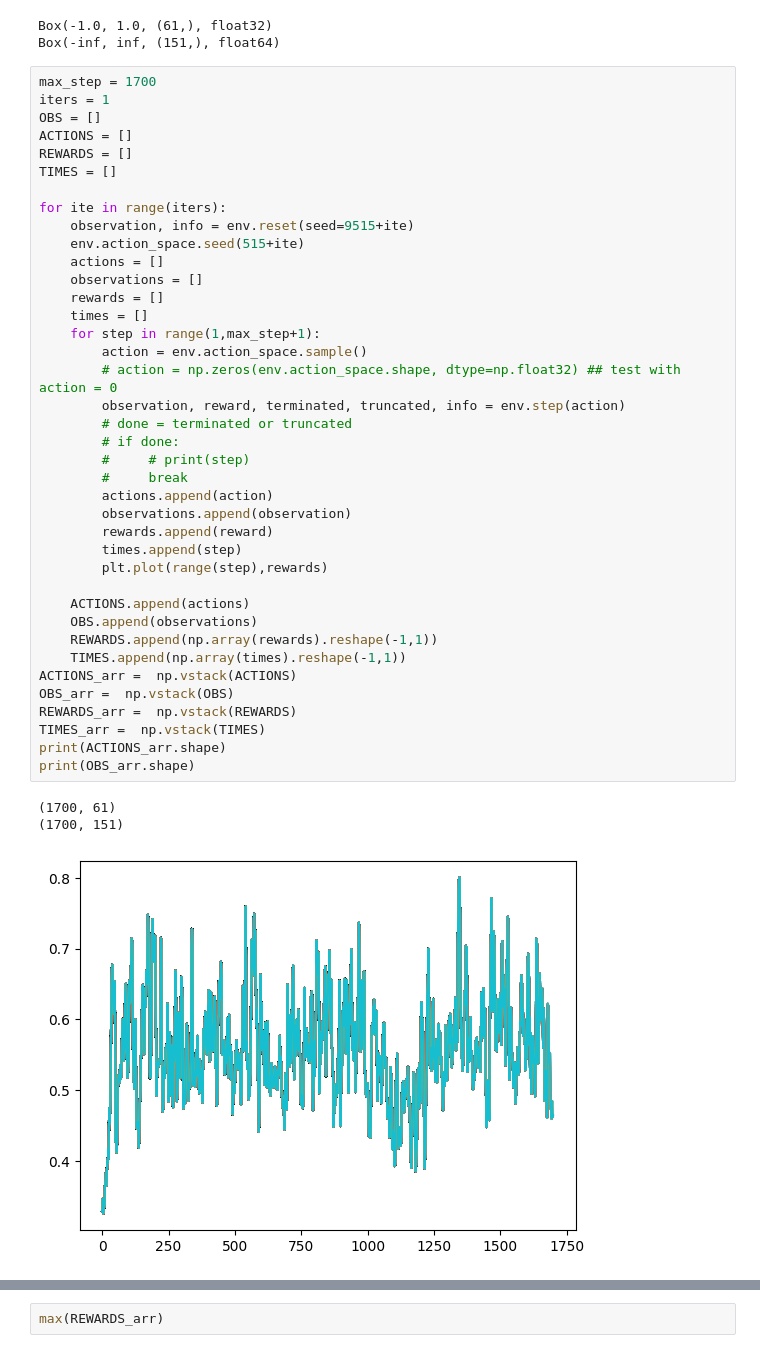
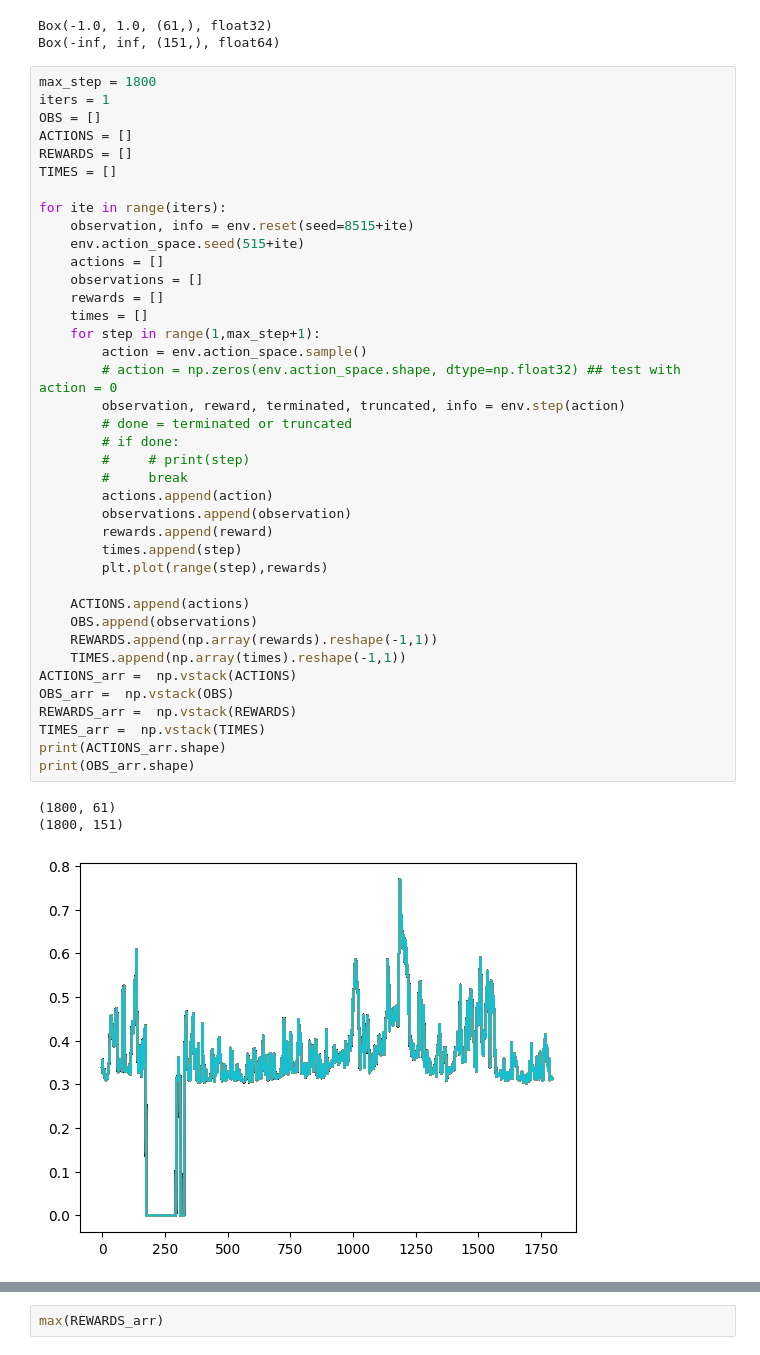
Before and after one commit to YuxinB/humanoid-bench, a Jupyter notebook: humaniod_visualization.ipynb, the cells around one changed output, grey strips where cells are left out. Drawn from its saved outputs; the diff is of its cells as text.

```diff
--- a/humaniod_visualization.ipynb
+++ b/humaniod_visualization.ipynb
@@ -15,7 +15,7 @@ print(env.observation_space)
 Box(-1.0, 1.0, (61,), float32)
 Box(-inf, inf, (151,), float64)
 # %%
-max_step = 1700
+max_step = 1800
 iters = 1
 OBS = []
 ACTIONS = []
@@ -23,38 +23,38 @@ REWARDS = []
 TIMES = []
 
 for ite in range(iters):
-    observation, info = env.reset(seed=9515+ite)
+    observation, info = env.reset(seed=8515+ite)
     env.action_space.seed(515+ite)
     actions = []
     observations = []
     rewards = []
     times = []
     for step in range(1,max_step+1):
         action = env.action_space.sample()
         # action = np.zeros(env.action_space.shape, dtype=np.float32) ## test with action = 0
         observation, reward, terminated, truncated, info = env.step(action)
         # done = terminated or truncated
         # if done:
         #     # print(step)
         #     break
         actions.append(action)
         observations.append(observation)
         rewards.append(reward)
         times.append(step)
         plt.plot(range(step),rewards)
 
     ACTIONS.append(actions)
     OBS.append(observations)
     REWARDS.append(np.array(rewards).reshape(-1,1))
     TIMES.append(np.array(times).reshape(-1,1))
 ACTIONS_arr =  np.vstack(ACTIONS)
 OBS_arr =  np.vstack(OBS)
 REWARDS_arr =  np.vstack(REWARDS)
 TIMES_arr =  np.vstack(TIMES)
 print(ACTIONS_arr.shape)
 print(OBS_arr.shape)
 # %% [output]
-(1700, 61)
-(1700, 151)
+(1800, 61)
+(1800, 151)
-[figure, old version]
+[figure, new version]
 # %%
```
Also changed, not shown: parts of 1 cell of this notebook, 18 other files.
